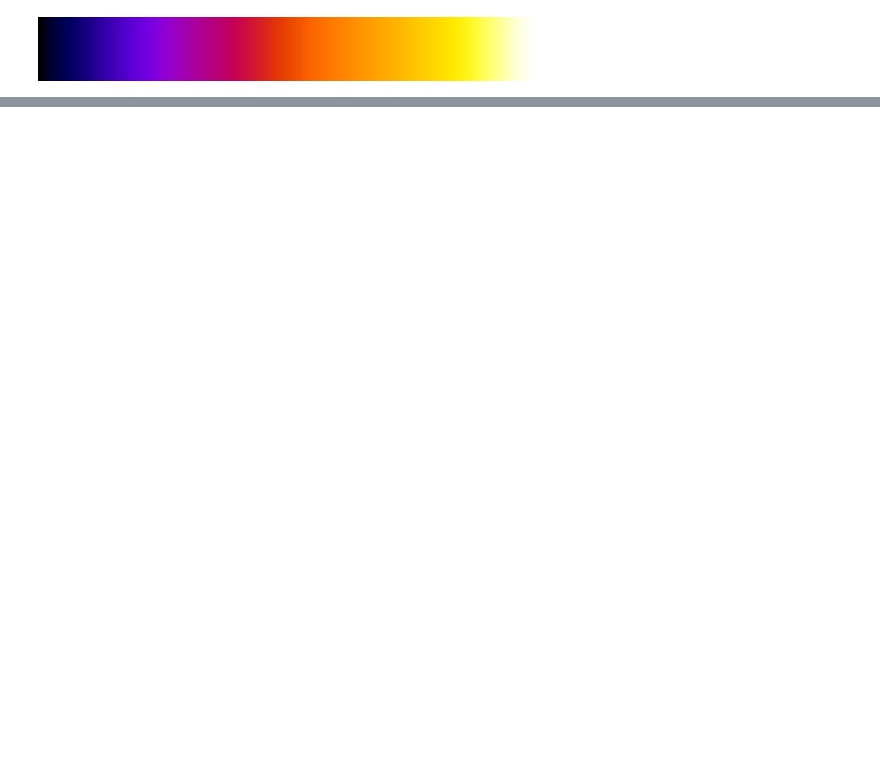
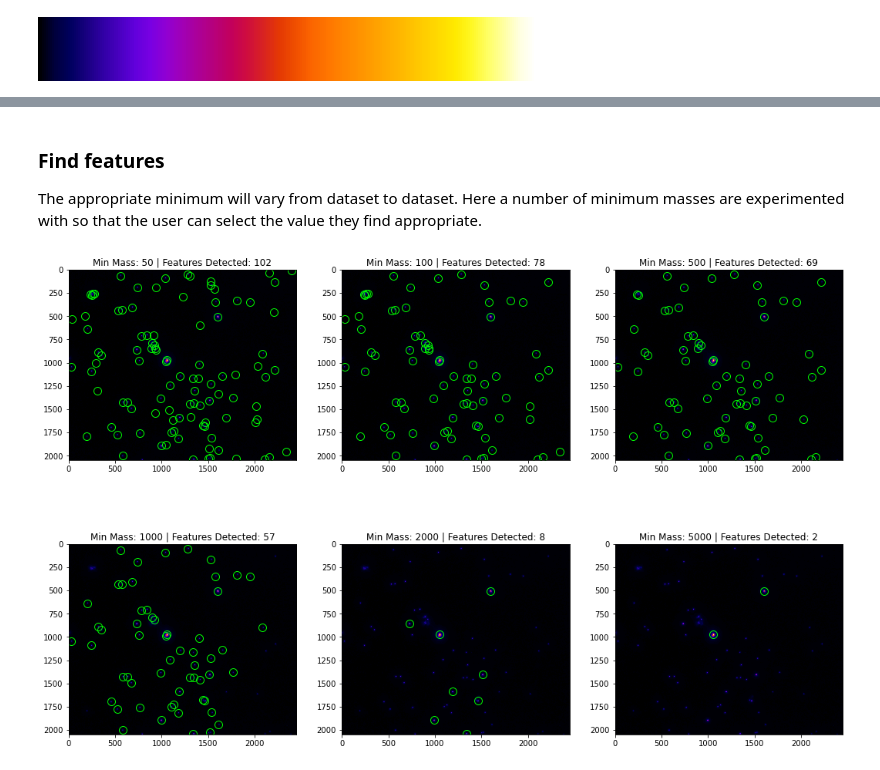
Before and after one commit to hoogenboom-group/PSF-Extractor, a Jupyter notebook: notebooks/demo_v0.ipynb, the cells around one changed output, grey strips where cells are left out. Saved outputs shown, nothing was run; the diff lists cells and outputs as text; code cells hidden in the pictures; blank space fills up the shorter version.

```diff
--- a/notebooks/demo_v0.ipynb
+++ b/notebooks/demo_v0.ipynb
@@ -19,0 +109,28 @@ plt.cm.magma
+# %% [markdown]
+### Find features
+The appropriate minimum will vary from dataset to dataset. Here a number of minimum masses are experimented with so that the user can select the value they find appropriate.
+# %%
+# Set up figure
+ncols = 3
+nrows = int(np.ceil(len(min_masses) / ncols))
+fig, axes = plt.subplots(nrows=nrows, ncols=ncols, figsize=(6*ncols, 6*nrows))
+
+# Loop through candidate minimum masses
+for i, min_mass in tqdm(enumerate(min_masses),
+                        total=len(min_masses)):
+
+    # Locate features
+    features = trackpy.locate(max_proj_norm,
+                              diameter=diameters[1:],
+                              minmass=min_mass).reset_index(drop=True)
+
+    # Plot max projection image
+    ax = axes.flat[i]
+    ax.imshow(max_proj_norm, cmap=fire)
+    # Plot detected features
+    ax.plot(features['x'], features['y'], ls='', color='#00ff00',
+            marker='o', ms=10, mfc='none', mew=1)
+    title = f'Min Mass: {min_mass} | Features Detected: {len(features):.0f}'
+    ax.set_title(title)
+# %% [output]
+[figure, added]
```
Also changed, not shown: parts of 18 cells of this notebook.
